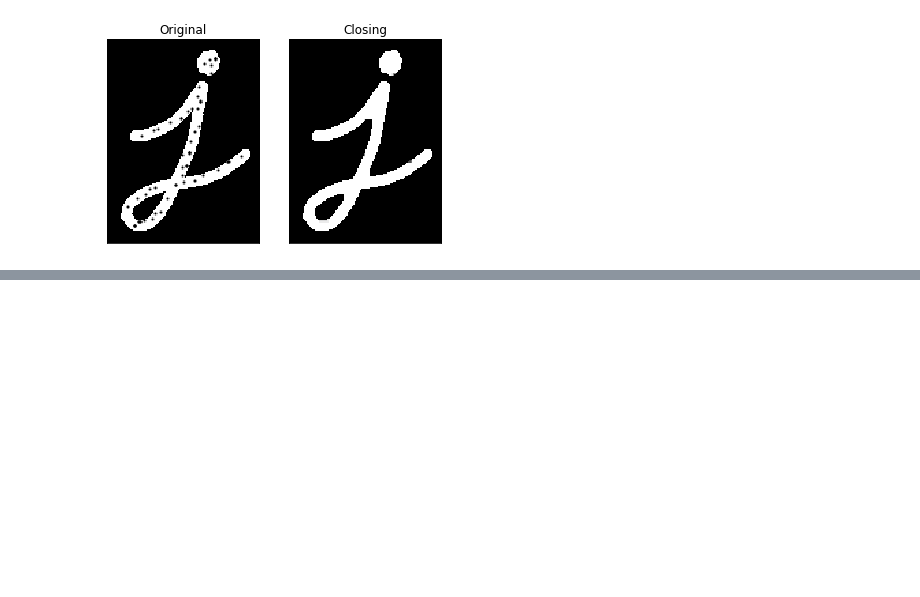
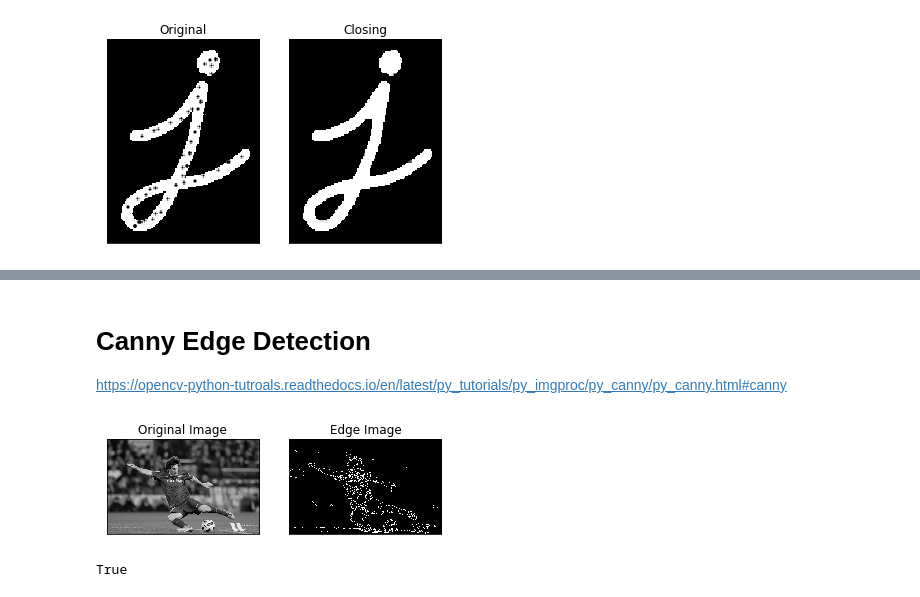
Before and after one commit to koikelab-team/opencv-workshop, a Jupyter notebook: 1-3 Image Processing in OpenCV.ipynb, the cells around one changed output, grey strips where cells are left out. Saved outputs shown, nothing was run; the diff lists cells and outputs as text; code cells hidden in the pictures; blank space fills up the shorter version.

```diff
--- a/1-3 Image Processing in OpenCV.ipynb
+++ b/1-3 Image Processing in OpenCV.ipynb
@@ -281,0 +307,18 @@ plt.show()
+# %% [markdown]
+# Canny Edge Detection
+
+https://opencv-python-tutroals.readthedocs.io/en/latest/py_tutorials/py_imgproc/py_canny/py_canny.html#canny
+# %%
+img = cv2.imread('img/messi5.jpg',0)
+edges = cv2.Canny(img,100,200)
+
+plt.subplot(121),plt.imshow(img,cmap = 'gray')
+plt.title('Original Image'), plt.xticks([]), plt.yticks([])
+plt.subplot(122),plt.imshow(edges,cmap = 'gray')
+plt.title('Edge Image'), plt.xticks([]), plt.yticks([])
+
+plt.show()
+cv2.imwrite('edges.png', edges)
+# %% [output]
+[figure, added]
+True
```
Also changed, not shown: parts of 27 cells of this notebook, 6 other files.
